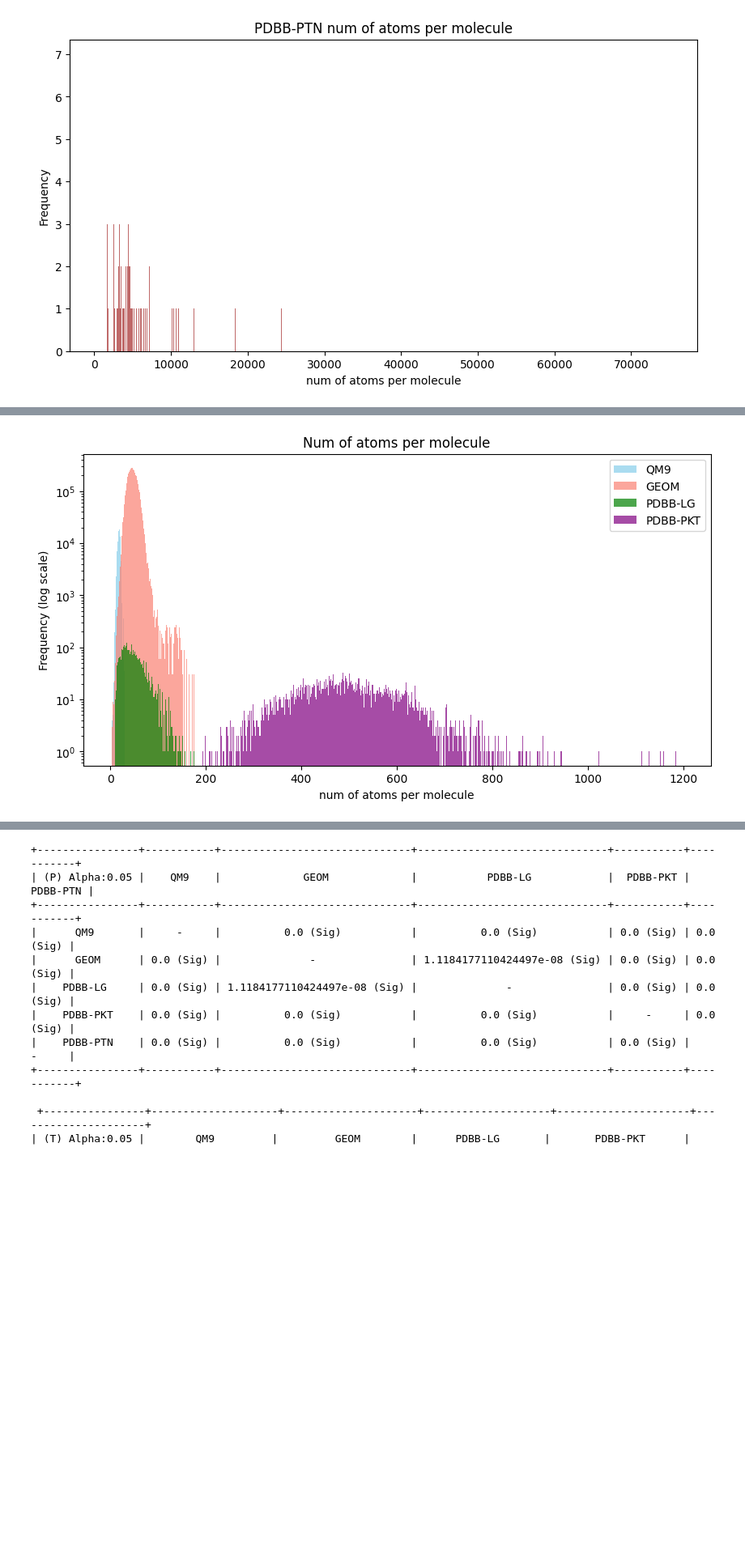
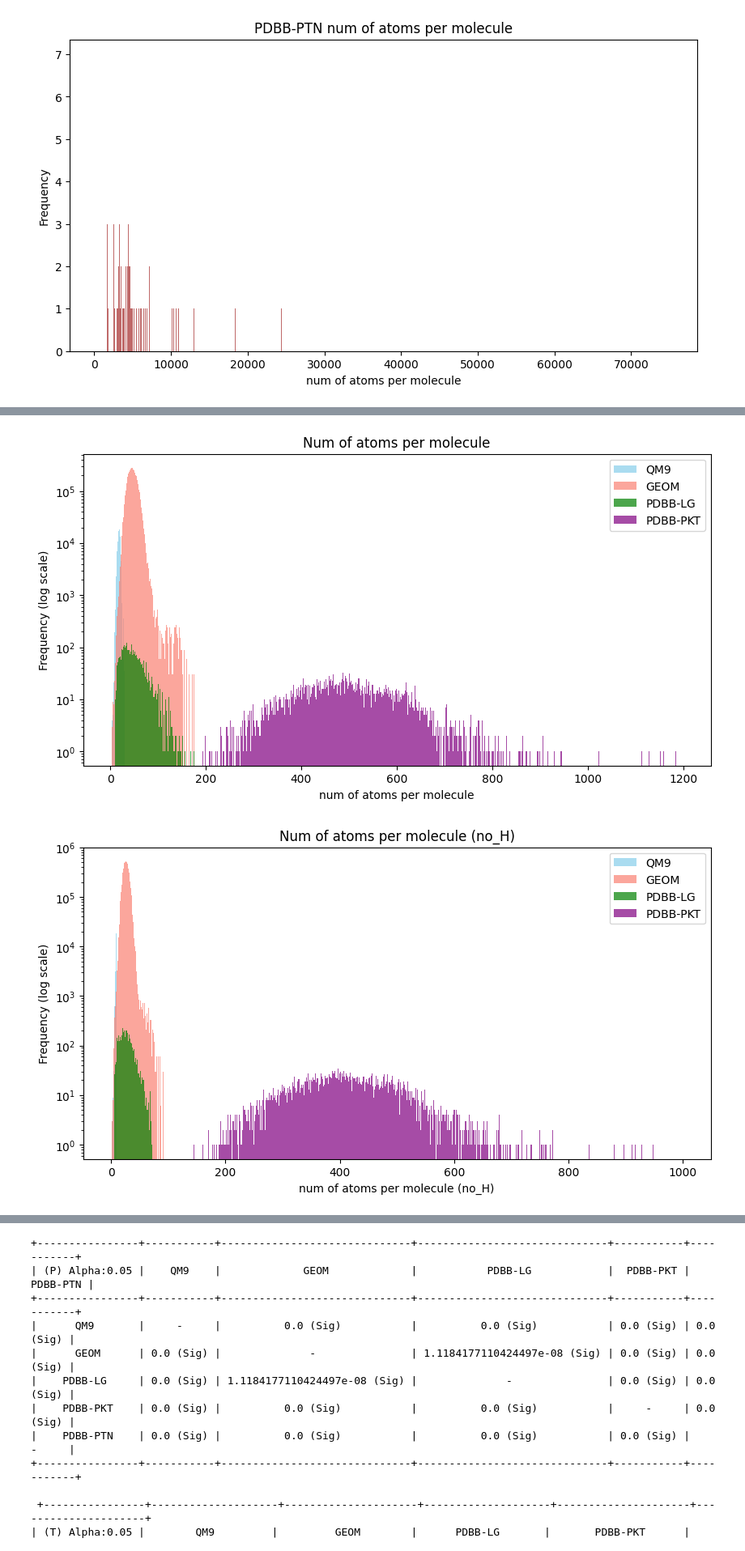
Before and after one commit to gohyixian/GeoLDM-edit, a Jupyter notebook: data_EDA/eda.ipynb, the cells around one changed output, grey strips where cells are left out. Shown at 81% size. Cells and saved outputs as stored; diff of their text form; code cells hidden in the pictures; blank space fills up the shorter version.

```diff
--- a/data_EDA/eda.ipynb
+++ b/data_EDA/eda.ipynb
@@ -146,13 +185,24 @@ data_num_atoms = [qm9_data_obj.num_atoms,
                  pdbbind_pocket_data_obj.num_atoms,
                  pdbbind_protein_data_obj.num_atoms]
 
+data_num_atoms_no_H = [qm9_data_obj.num_atoms_no_H,
+                       geom_data_obj.num_atoms_no_H,
+                       pdbbind_ligand_data_obj.num_atoms_no_H,
+                       pdbbind_pocket_data_obj.num_atoms_no_H,
+                       pdbbind_protein_data_obj.num_atoms_no_H]
+
 
 min_mean_max_std_table = get_min_max_mean_std(data_num_atoms, list_of_all_dicts_names)
-
 print(min_mean_max_std_table)
 # save to txt file
 with open('outputs/num_atom_min_mean_max_std.txt', 'w') as f:
     print(min_mean_max_std_table, file=f)
+
+min_mean_max_std_table_no_H = get_min_max_mean_std(data_num_atoms_no_H, list_of_all_dicts_names)
+print(min_mean_max_std_table_no_H)
+# save to txt file
+with open('outputs/num_atom_min_mean_max_std_no_H.txt', 'w') as f:
+    print(min_mean_max_std_table_no_H, file=f)
 # %% [output]
 +----------+-----+--------------------+-------+--------------------+
 +----------+-----+--------------------+-------+--------------------+
@@ -179,11 +251,13 @@ plot_histogram(data_list=pdbbind_protein_data_obj.num_atoms, color=colors[4], la
 # %%
 # this might take some time (PDBB-PTN)
 
 from utils import plot_combined_histogram
 
 plot_combined_histogram(data_num_atoms[:4], colors[:4], list_of_all_dicts_names[:4], title='Num of atoms per molecule', xlabel='num of atoms per molecule', img_save_path='outputs/num_atom_hist_ALL.png', log=True)
+plot_combined_histogram(data_num_atoms_no_H[:4], colors[:4], list_of_all_dicts_names[:4], title='Num of atoms per molecule (no_H)', xlabel='num of atoms per molecule (no_H)', img_save_path='outputs/num_atom_hist_ALL_no_H.png', log=True)
 # %% [output]
 [figure]
+[figure, added]
 # %%
 from utils import plot_combined_boxplot
 
```
Also changed, not shown: parts of 3 cells of this notebook, 19 other files.
